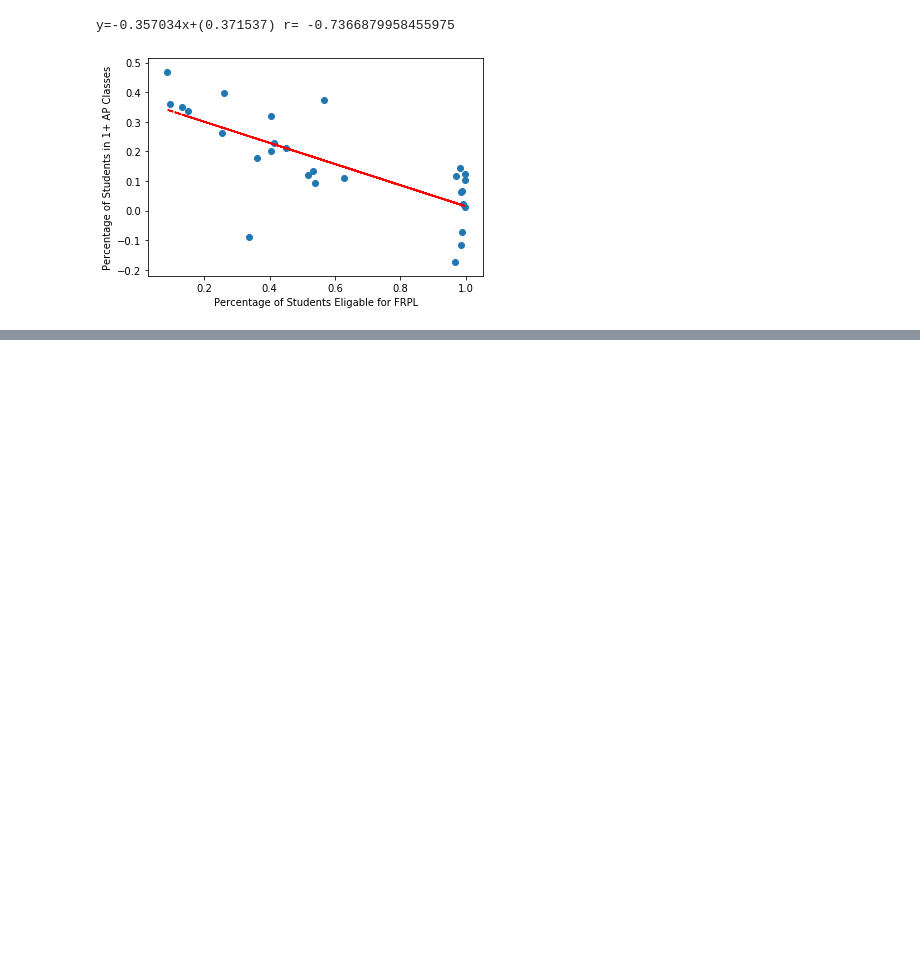
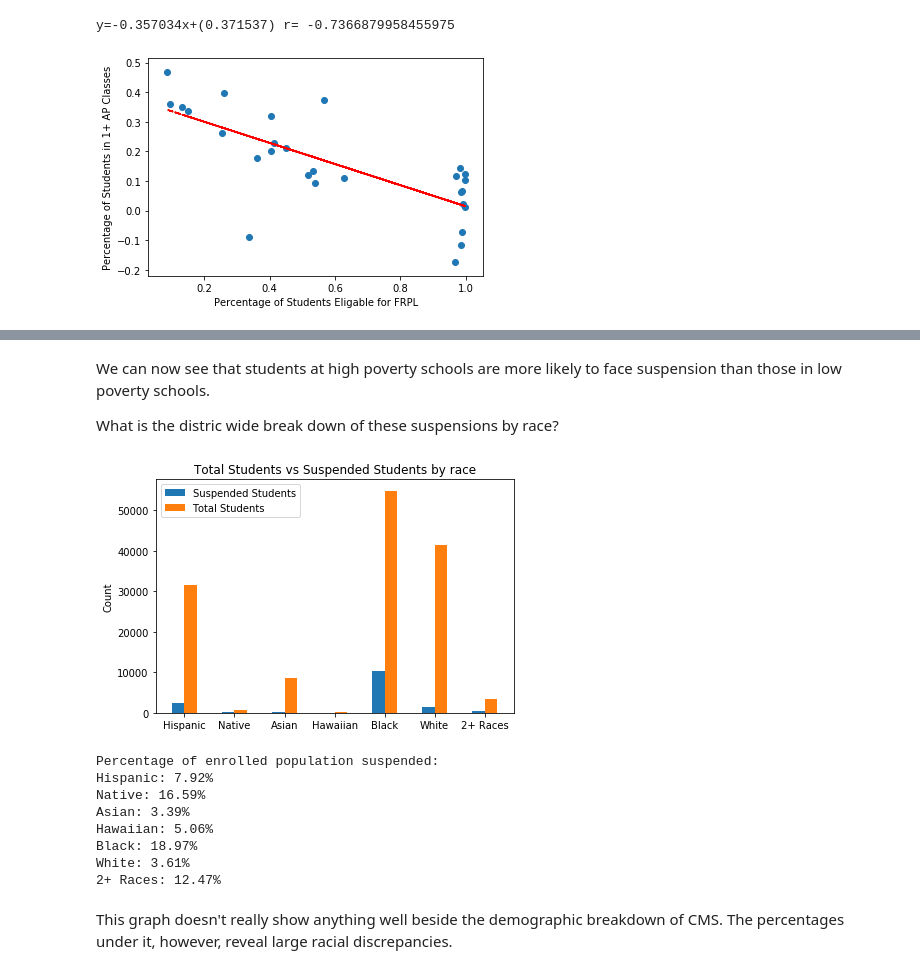
Before and after one commit to bentondavidl/School-Data-Science, a Jupyter notebook: CMS Discipline Information.ipynb, the cells around one changed output, grey strips where cells are left out. Saved outputs shown, nothing was run; the diff lists cells and outputs as text; code cells hidden in the pictures; blank space fills up the shorter version.

```diff
--- a/CMS Discipline Information.ipynb
+++ b/CMS Discipline Information.ipynb
@@ -183,0 +219,65 @@ y=-0.357034x+(0.371537) r= -0.7366879958455975
+# %% [markdown]
+We can now see that students at high poverty schools are more likely to face suspension than those in low poverty schools.
+
+What is the distric wide break down of these suspensions by race?
+# %%
+labels = ['Hispanic', 'Native', 'Asian', 'Hawaiian', 'Black', 'White', '2+ Races']
+students_suspended = np.array([0,0,0,0,0,0,0])
+students_total = np.array([0,0,0,0,0,0,0])
+
+for i, school in cms_data.iterrows():
+    school_suspended = np.array([0,0,0,0,0,0,0])
+    school_total = np.array([0,0,0,0,0,0,0])
+
+    school_suspended[0] = pd.to_numeric(school[802]) + pd.to_numeric(school[803]) + pd.to_numeric(school[820]) + pd.to_numeric(school[821]) + pd.to_numeric(school[838]) + pd.to_numeric(school[839])
+    school_suspended[1] = pd.to_numeric(school[804]) + pd.to_numeric(school[805]) + pd.to_numeric(school[822]) + pd.to_numeric(school[823]) + pd.to_numeric(school[840]) + pd.to_numeric(school[841])
+    school_suspended[2] = pd.to_numeric(school[806]) + pd.to_numeric(school[807]) + pd.to_numeric(school[824]) + pd.to_numeric(school[825]) + pd.to_numeric(school[842]) + pd.to_numeric(school[843])
+    school_suspended[3] = pd.to_numeric(school[808]) + pd.to_numeric(school[809]) + pd.to_numeric(school[826]) + pd.to_numeric(school[827]) + pd.to_numeric(school[844]) + pd.to_numeric(school[845])
+    school_suspended[4] = pd.to_numeric(school[810]) + pd.to_numeric(school[811]) + pd.to_numeric(school[828]) + pd.to_numeric(school[829]) + pd.to_numeric(school[846]) + pd.to_numeric(school[847])
+    school_suspended[5] = pd.to_numeric(school[812]) + pd.to_numeric(school[813]) + pd.to_numeric(school[830]) + pd.to_numeric(school[831]) + pd.to_numeric(school[848]) + pd.to_numeric(school[849])
+    school_suspended[6] = pd.to_numeric(school[814]) + pd.to_numeric(school[815]) + pd.to_numeric(school[832]) + pd.to_numeric(school[833]) + pd.to_numeric(school[850]) + pd.to_numeric(school[851])
+
+    school_total[0] = pd.to_numeric(school[54]) + pd.to_numeric(school[55])
+    school_total[1] = pd.to_numeric(school[56]) + pd.to_numeric(school[57])
+    school_total[2] = pd.to_numeric(school[58]) + pd.to_numeric(school[59])
+    school_total[3] = pd.to_numeric(school[60]) + pd.to_numeric(school[61])
+    school_total[4] = pd.to_numeric(school[62]) + pd.to_numeric(school[63])
+    school_total[5] = pd.to_numeric(school[64]) + pd.to_numeric(school[65])
+    school_total[6] = pd.to_numeric(school[66]) + pd.to_numeric(school[67])
+
+    students_suspended = students_suspended + school_suspended
+    students_total = students_total + school_total
+
+x = np.arange(len(labels))  # the label locations
+width = 0.25  # the width of the bar
+
+fig, ax = plt.subplots()
+rects1 = ax.bar(x - width/2, students_suspended, width, label='Suspended Students')
+rects2 = ax.bar(x + width/2, students_total, width, label='Total Students')
+
+# Add some text for labels, title and custom x-axis tick labels, etc.
+ax.set_ylabel('Count')
+ax.set_title('Total Students vs Suspended Students by race')
+ax.set_xticks(x)
+ax.set_xticklabels(labels)
+ax.legend()
+
+fig.tight_layout()
+
+plt.show()
+
+print('\n\nPercentage of enrolled population suspended:')
+for i in range(0, 7):
+    print("%s: %.2f%%" % (labels[i], students_suspended[i]/students_total[i]*100))
+# %% [output]
+[figure, added]
+Percentage of enrolled population suspended:
+Hispanic: 7.92%
+Native: 16.59%
+Asian: 3.39%
+Hawaiian: 5.06%
+Black: 18.97%
+White: 3.61%
+2+ Races: 12.47%
+# %% [markdown]
+This graph doesn't really show anything well beside the demographic breakdown of CMS. The percentages under it, however, reveal large racial discrepancies.
```
Also changed, not shown: parts of 3 cells of this notebook.
